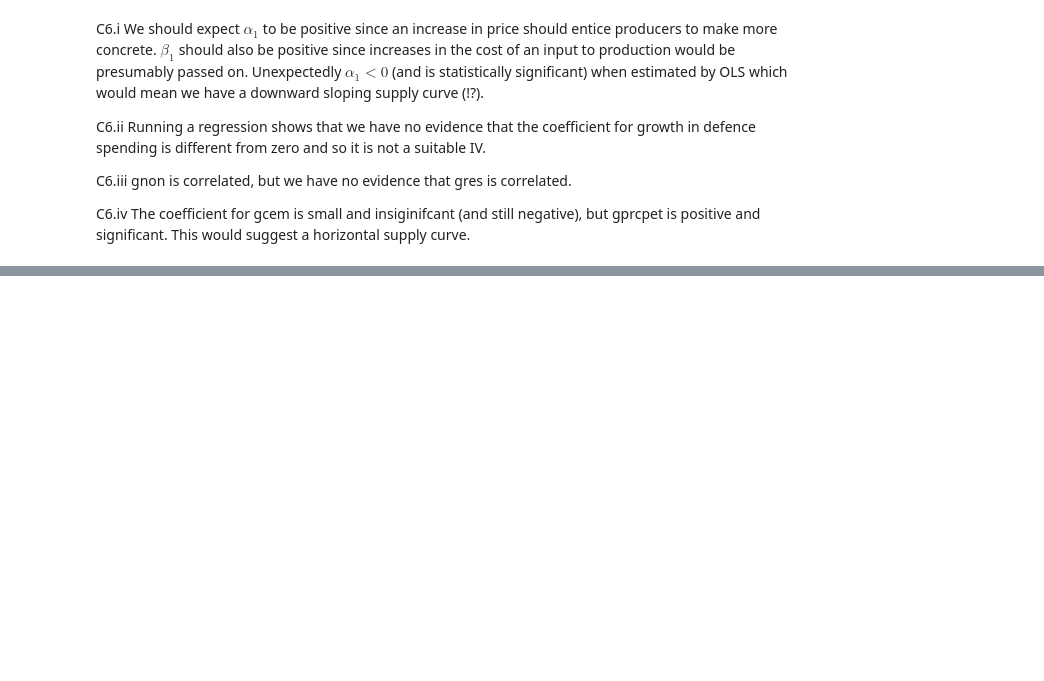
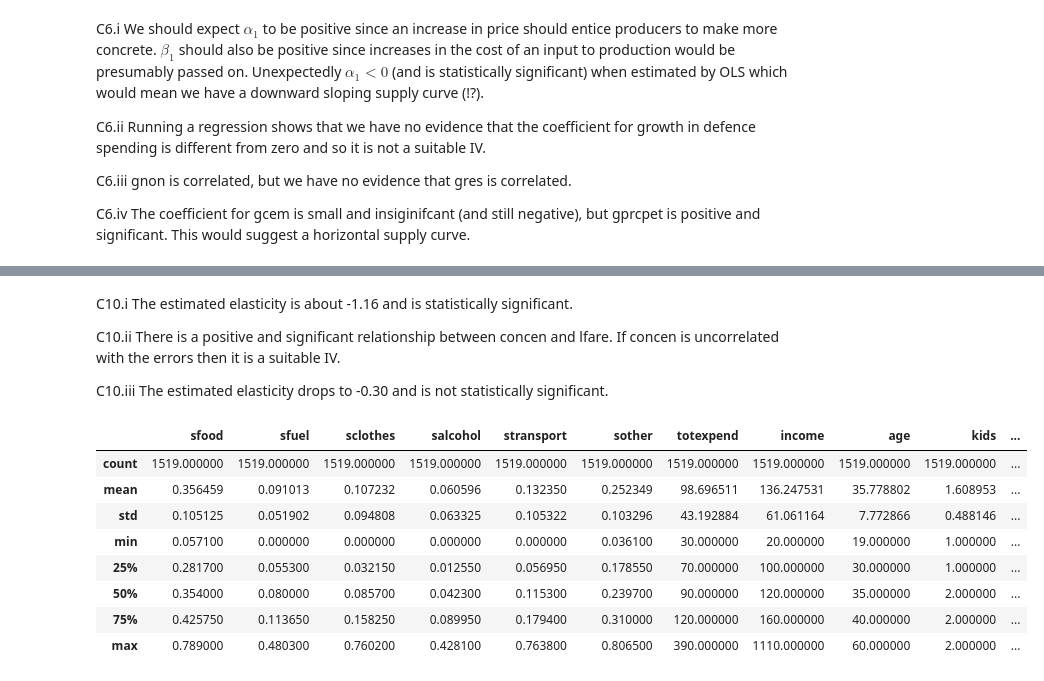
Before and after one commit to systemchalk/wooldridge_workbook, a Jupyter notebook: ch16.ipynb, the cells around one changed output, grey strips where cells are left out. Saved outputs shown, nothing was run; the diff lists cells and outputs as text; code cells hidden in the pictures; blank space fills up the shorter version.

```diff
--- a/ch16.ipynb
+++ b/ch16.ipynb
@@ -606,0 +953,20 @@ C6.iv The coefficient for gcem is small and insiginifcant (and still negative),
+# %% [markdown]
+C10.i The estimated elasticity is about -1.16 and is statistically significant.
+
+C10.ii There is a positive and significant relationship between concen and lfare. If concen is uncorrelated with the errors then it is a suitable IV.
+
+C10.iii The estimated elasticity drops to -0.30 and is not statistically significant.
+# %%
+# Exercise 11
+expendshares = pd.read_stata("./stata/expendshares.dta")
+expendshares.describe()
+# %% [output]
+|  | sfood | sfuel | sclothes | salcohol | stransport | sother | totexpend | income | age | kids | ... |
+| count | 1519.000000 | 1519.000000 | 1519.000000 | 1519.000000 | 1519.000000 | 1519.000000 | 1519.000000 | 1519.000000 | 1519.000000 | 1519.000000 | ... |
+| mean | 0.356459 | 0.091013 | 0.107232 | 0.060596 | 0.132350 | 0.252349 | 98.696511 | 136.247531 | 35.778802 | 1.608953 | ... |
+| std | 0.105125 | 0.051902 | 0.094808 | 0.063325 | 0.105322 | 0.103296 | 43.192884 | 61.061164 | 7.772866 | 0.488146 | ... |
+| min | 0.057100 | 0.000000 | 0.000000 | 0.000000 | 0.000000 | 0.036100 | 30.000000 | 20.000000 | 19.000000 | 1.000000 | ... |
+| 25% | 0.281700 | 0.055300 | 0.032150 | 0.012550 | 0.056950 | 0.178550 | 70.000000 | 100.000000 | 30.000000 | 1.000000 | ... |
+| 50% | 0.354000 | 0.080000 | 0.085700 | 0.042300 | 0.115300 | 0.239700 | 90.000000 | 120.000000 | 35.000000 | 2.000000 | ... |
+| 75% | 0.425750 | 0.113650 | 0.158250 | 0.089950 | 0.179400 | 0.310000 | 120.000000 | 160.000000 | 40.000000 | 2.000000 | ... |
+| max | 0.789000 | 0.480300 | 0.760200 | 0.428100 | 0.763800 | 0.806500 | 390.000000 | 1110.000000 | 60.000000 | 2.000000 | ... |
```
Also changed, not shown: parts of 44 cells of this notebook.
